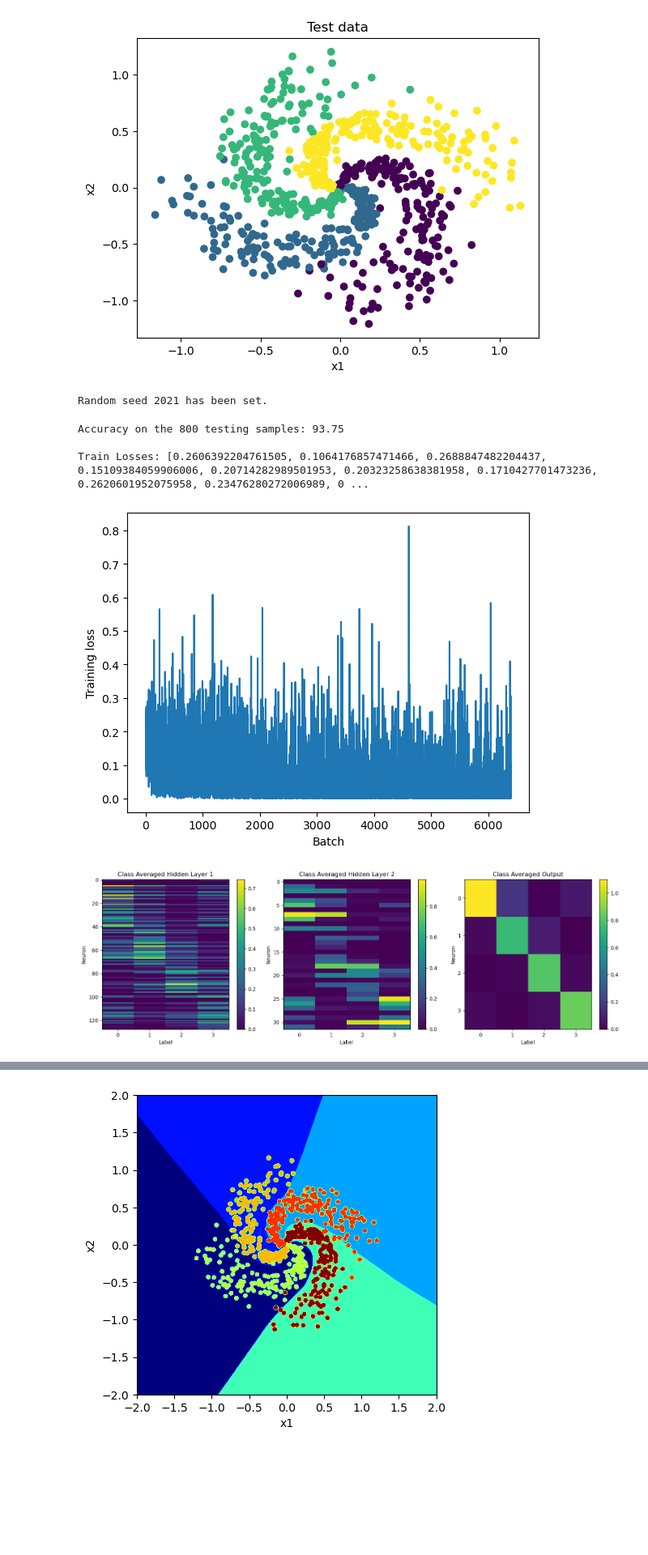
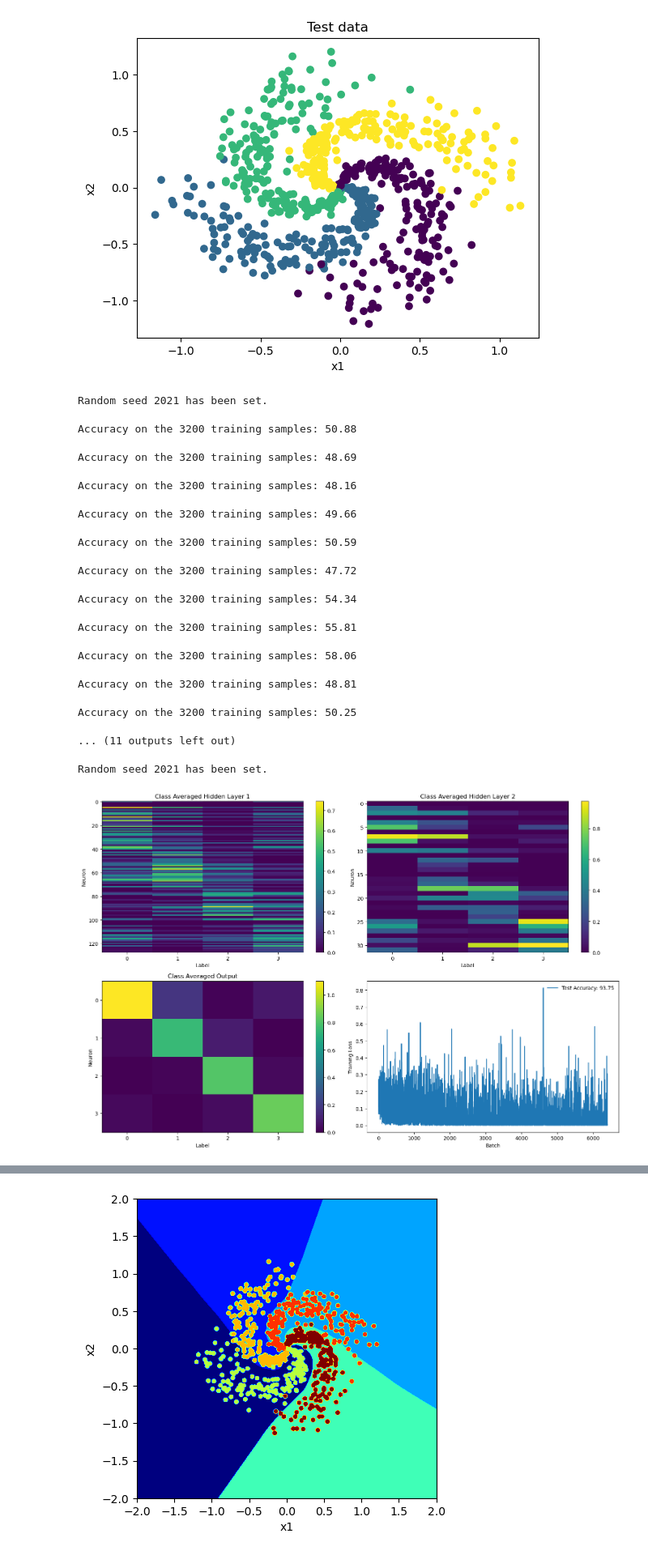
Before and after one commit to Milstein-Lab/Summer2024, a Jupyter notebook: Yash/spiral-neuralnet(1).ipynb, the cells around one changed output, grey strips where cells are left out. Shown at 81% size. Cells and saved outputs as stored; diff of their text form; code cells hidden in the pictures; blank space fills up the shorter version.

Commit message:
Fixed display_summary()

```diff
--- a/Yash/spiral-neuralnet(1).ipynb
+++ b/Yash/spiral-neuralnet(1).ipynb
@@ -529,21 +524,34 @@ train_loader = DataLoader(train_data, batch_size=batch_size, drop_last=True,
 # Finding optimal learning rate
 
 set_seed(SEED)
-net = Net('ReLU()', X_train.shape[1], [128, 32], K).to(DEVICE)
+g_seed.manual_seed(SEED)
+net = Net(nn.ReLU, X_train.shape[1], [128, 32], K).to(DEVICE)
 criterion = "MSELoss"
-num_epochs = 1
+num_epochs = 2
 
 loss_history = []
 learning_rates = np.arange(0.01, 0.2 + 0.01, 0.01)
 for i in learning_rates:
 	optimizer = optim.SGD(net.parameters(), lr=i)
-	loss = net.train_model(criterion, optimizer, train_loader,
-                                 test_loader, num_epochs=num_epochs,
-                                 training_plot=True, device=DEVICE)
+	loss = net.train_model(criterion, optimizer, train_loader, num_epochs=num_epochs, verbose=True, device=DEVICE)
 	loss_history.append(loss)
 
 plt.figure()
 plt.plot(learning_rates, loss_history)
+# %% [output]
+Random seed 2021 has been set.
+Accuracy on the 3200 training samples: 50.88
+Accuracy on the 3200 training samples: 48.69
+Accuracy on the 3200 training samples: 48.16
+Accuracy on the 3200 training samples: 49.66
+Accuracy on the 3200 training samples: 50.59
+Accuracy on the 3200 training samples: 47.72
+Accuracy on the 3200 training samples: 54.34
+Accuracy on the 3200 training samples: 55.81
+Accuracy on the 3200 training samples: 58.06
+Accuracy on the 3200 training samples: 48.81
+Accuracy on the 3200 training samples: 50.25
+... (11 outputs left out)
 # %%
 # Train and Test model
 
@@ -554,7 +562,7 @@ criterion = "MSELoss"
 optimizer = optim.SGD(net.parameters(), lr=0.09)
 num_epochs = 2
 
-net.train_model(criterion, optimizer, train_loader, num_epochs=num_epochs, training_plot=False, device=DEVICE)
+net.train_model(criterion, optimizer, train_loader, num_epochs=num_epochs, device=DEVICE)
 
 test_acc = net.test_model(test_loader, verbose=False, device=DEVICE)
 # %% [output]
@@ -562,10 +570,6 @@ Random seed 2021 has been set.
 # %%
 # Display Information
 
-net.display_summary(test_loader, device=DEVICE)
+net.display_summary(test_loader, test_acc)
 # %% [output]
-Accuracy on the 800 testing samples: 93.75
-
-Train Losses: [0.2606392204761505, 0.1064176857471466, 0.2688847482204437, 0.15109384059906006, 0.20714282989501953, 0.20323258638381958, 0.1710427701473236, 0.2620601952075958, 0.23476280272006989, 0 ...
-[figure, old version]
+[figure, new version]
-[figure, removed]
```
Also changed, not shown: parts of 2 cells of this notebook.
